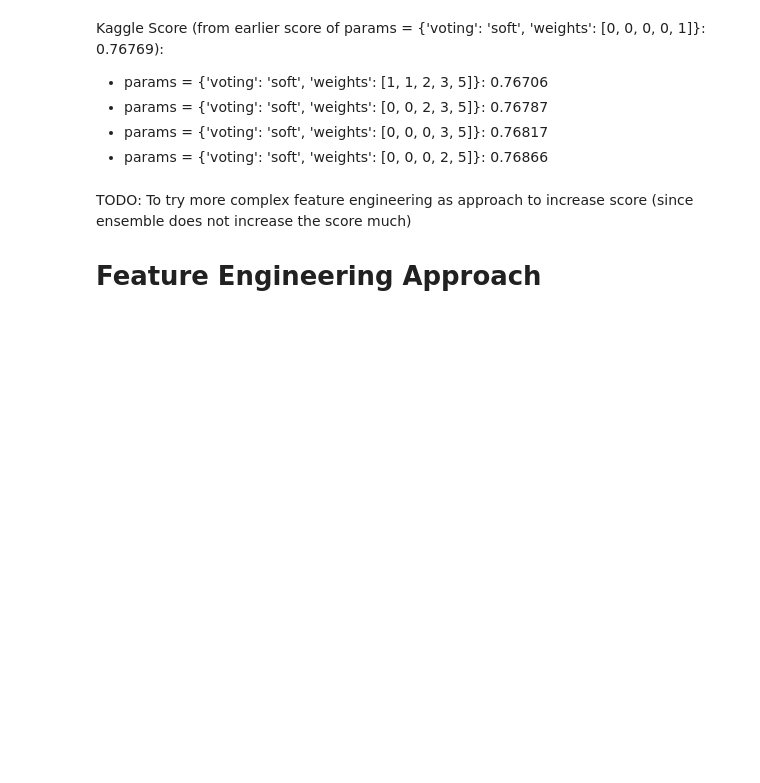
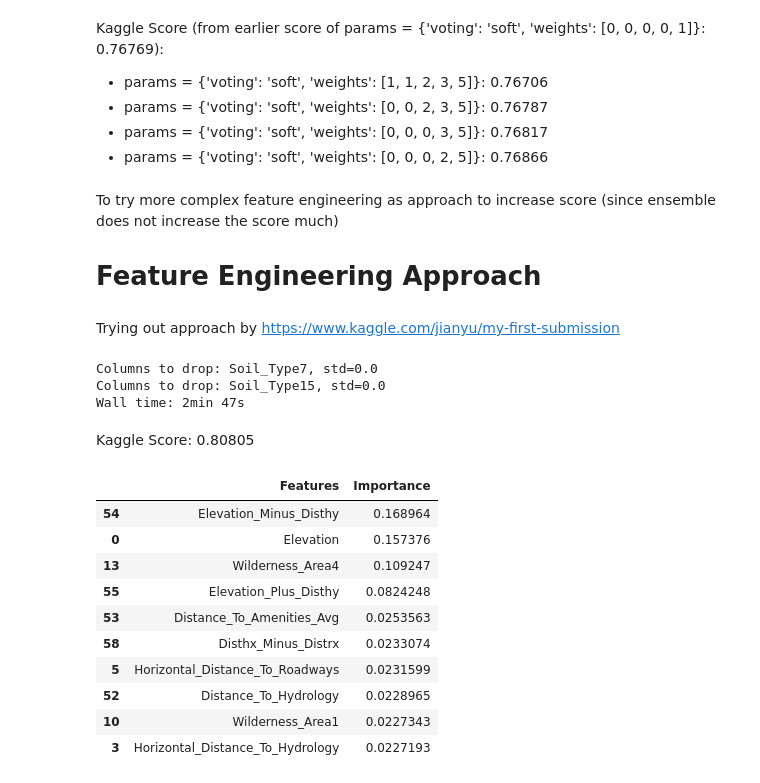
Before and after one commit to yongyct/kaggle-notebooks, a Jupyter notebook: forest-cover-type-prediction/forest.ipynb, the cells around one changed output. Saved outputs shown, nothing was run; the diff lists cells and outputs as text; code cells hidden in the pictures; blank space fills up the shorter version.

```diff
--- a/forest-cover-type-prediction/forest.ipynb
+++ b/forest-cover-type-prediction/forest.ipynb
@@ -588,7 +601,7 @@ ensemble_classifier = VotingClassifier(
         ('wild_area_classifier', wild_area_classifier),
         ('incline_classifier', incline_classifier),
         ('spatial_classifier', spatial_classifier),
-        ('original_classifier', lgbmc)
+        ('original_classifier', etc)
     ]
 )
 # %%
@@ -596,11 +609,11 @@ ensemble_classifier = VotingClassifier(
 param_grid = [
     {
         'voting': ['soft'],
-#         'weights': [[1,1,2,3,5], [1,2,3,4,5], [1,2,4,8,16], [0,0,0,0,1]]
-        'weights': [[0,0,0,3,5], [0,0,0,2,5]]
+        'weights': [[1,1,2,3,5], [1,2,3,4,5], [0,0,0,0,1], [0,0,0,2,5]]
+#         'weights': [[0,0,0,3,5], [0,0,0,2,5]]
     }
 ]
-gscv = GridSearchCV(ensemble_classifier, param_grid=param_grid, n_jobs=4, cv=5)
+gscv = GridSearchCV(ensemble_classifier, param_grid=param_grid, n_jobs=2, cv=5)
 gscv.fit(X_train, Y_train)
 print('Best Params: ', gscv.best_params_)
 print('Best Score: ', gscv.best_score_)
@@ -617,5 +636,7 @@ Kaggle Score (from earlier score of params = {'voting': 'soft', 'weights': [0, 0
 * params = {'voting': 'soft', 'weights': [0, 0, 0, 3, 5]}: 0.76817
 * params = {'voting': 'soft', 'weights': [0, 0, 0, 2, 5]}: 0.76866
 # %% [markdown]
-TODO: To try more complex feature engineering as approach to increase score (since ensemble does not increase the score much)
+To try more complex feature engineering as approach to increase score (since ensemble does not increase the score much)
 # Feature Engineering Approach
+# %% [markdown]
+Trying out approach by https://www.kaggle.com/jianyu/my-first-submission
@@ -621,0 +689,31 @@ TODO: To try more complex feature engineering as approach to increase score (sin
+# %%
+%%time
+feature_transformer_new = FeatureTransformer()
+X_train = feature_transformer_new.fit_transform(X_train)
+X_test = feature_transformer_new.transform(X_test)
+
+etc = ExtraTreesClassifier(criterion='entropy', max_features=0.6, n_estimators=500)
+# Fitting best estimator
+etc.fit(X_train, Y_train)
+# Predicting and getting output prediction file
+predict_results(estimator=etc, X_test=X_test, X_test_ids=X_test_ids)
+# %% [output]
+Columns to drop: Soil_Type7, std=0.0
+Columns to drop: Soil_Type15, std=0.0
+Wall time: 2min 47s
+# %% [markdown]
+Kaggle Score: 0.80805
+# %%
+get_feature_importances(etc, X_train).head(10)
+# %% [output]
+|  | Features | Importance |
+| 54 | Elevation_Minus_Disthy | 0.168964 |
+| 0 | Elevation | 0.157376 |
+| 13 | Wilderness_Area4 | 0.109247 |
+| 55 | Elevation_Plus_Disthy | 0.0824248 |
+| 53 | Distance_To_Amenities_Avg | 0.0253563 |
+| 58 | Disthx_Minus_Distrx | 0.0233074 |
+| 5 | Horizontal_Distance_To_Roadways | 0.0231599 |
+| 52 | Distance_To_Hydrology | 0.0228965 |
+| 10 | Wilderness_Area1 | 0.0227343 |
+| 3 | Horizontal_Distance_To_Hydrology | 0.0227193 |
```
Also changed, not shown: parts of 11 cells of this notebook.
